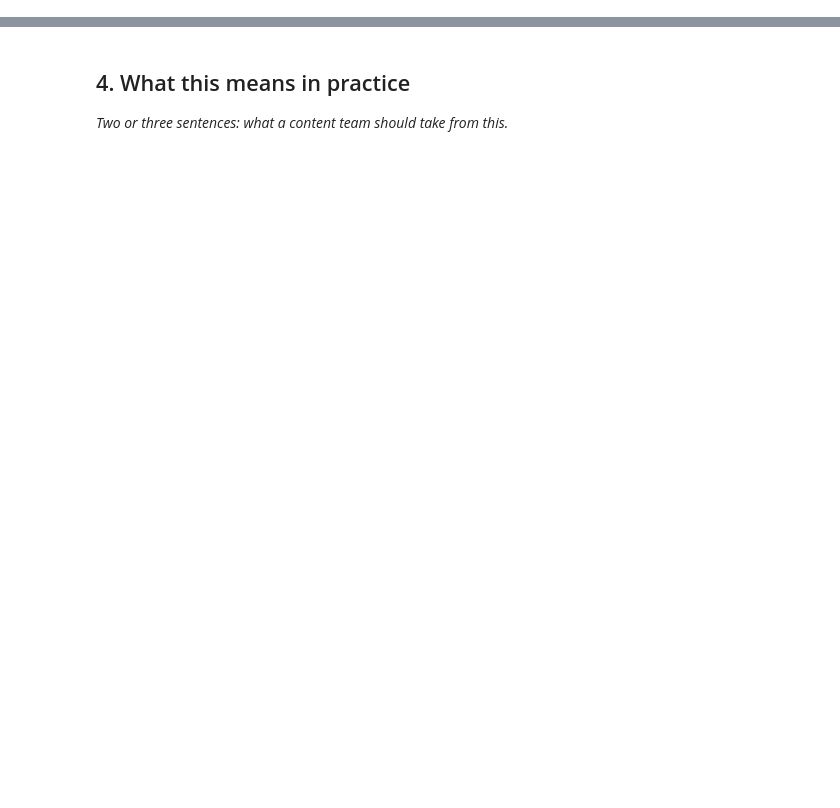
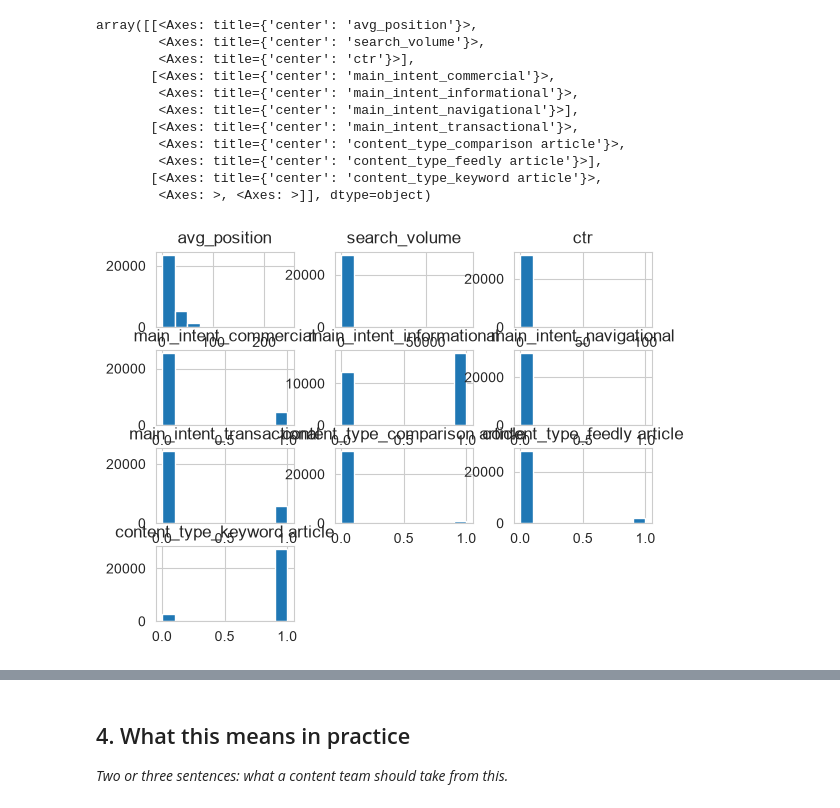
Before and after one commit to leiandrei/flyrank-ml-internship-starter, a Jupyter notebook: work/notebooks/w04_signal_audit.ipynb, the cells around one changed output, grey strips where cells are left out. Cells and saved outputs as stored; diff of their text form; code cells hidden in the pictures; blank space fills up the shorter version.

```diff
--- a/work/notebooks/w04_signal_audit.ipynb
+++ b/work/notebooks/w04_signal_audit.ipynb
@@ -12,0 +9,22 @@ This skeleton is yours to fill. Work the sections **in order** — each one has
+# %%
+# This cell is for CODE (numbers, a query, a check).
+# Write your text answer in the cell ABOVE this one — typing sentences here breaks Run All.
+import os, sys, subprocess
+import matplotlib.pyplot as plt
+import pandas as pd
+import seaborn as sns
+
+IN_COLAB = "google.colab" in sys.modules
+REPO_URL = "https://github.com/flyrank-bih/flyrank-ml-internship-starter"
+REPO_DIR = "flyrank-ml-internship-starter"
+
+if IN_COLAB:
+    if not os.path.isdir(REPO_DIR):
+        subprocess.run(["git", "clone", "--depth", "1", REPO_URL, REPO_DIR], check=True)
+    os.chdir(REPO_DIR)
+    subprocess.run([sys.executable, "-m", "pip", "install", "-q", "-r", "requirements.txt"], check=True)
+elif os.path.basename(os.getcwd()) == "notebooks":
+    os.chdir("..")
+
+df = pd.read_csv("../data/raw/content_refresh_anonymized.csv")
+df.head()
@@ -12,0 +44,20 @@ This skeleton is yours to fill. Work the sections **in order** — each one has
+# %%
+# This cell is for CODE (numbers, a query, a check).
+# Write your text answer in the cell ABOVE this one — typing sentences here breaks Run All.
+sns.set_style('whitegrid')
+subset = df[['avg_position', 'search_volume', 'main_intent', 'content_type', 'ctr']]
+subset = pd.get_dummies(subset, columns=['main_intent', 'content_type'], dtype='int')
+subset.hist(bins=10)
+# %% [output]
+array([[<Axes: title={'center': 'avg_position'}>,
+        <Axes: title={'center': 'search_volume'}>,
+        <Axes: title={'center': 'ctr'}>],
+       [<Axes: title={'center': 'main_intent_commercial'}>,
+        <Axes: title={'center': 'main_intent_informational'}>,
+        <Axes: title={'center': 'main_intent_navigational'}>],
+       [<Axes: title={'center': 'main_intent_transactional'}>,
+        <Axes: title={'center': 'content_type_comparison article'}>,
+        <Axes: title={'center': 'content_type_feedly article'}>],
+       [<Axes: title={'center': 'content_type_keyword article'}>,
+        <Axes: >, <Axes: >]], dtype=object)
+[figure, added]
```
Also changed, not shown: parts of 13 cells of this notebook, 2 other files.
